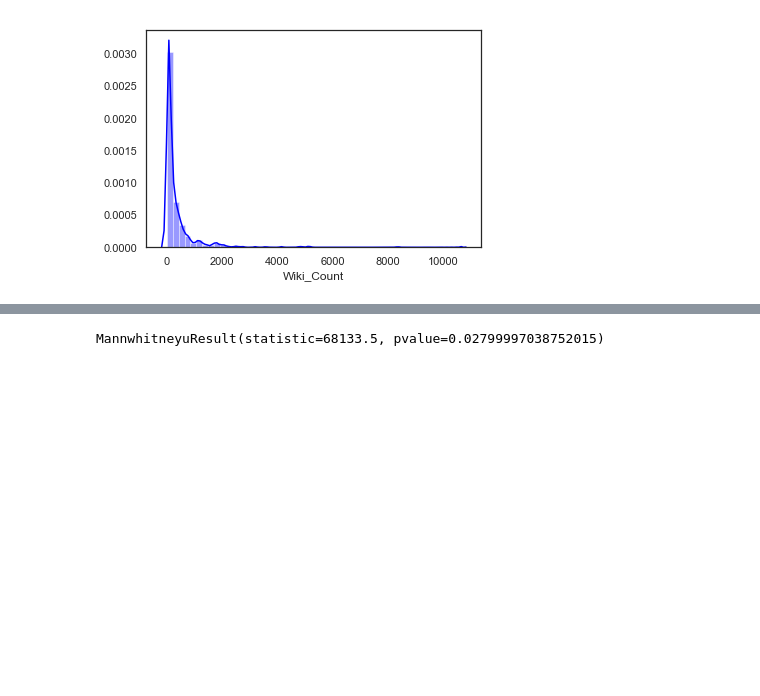
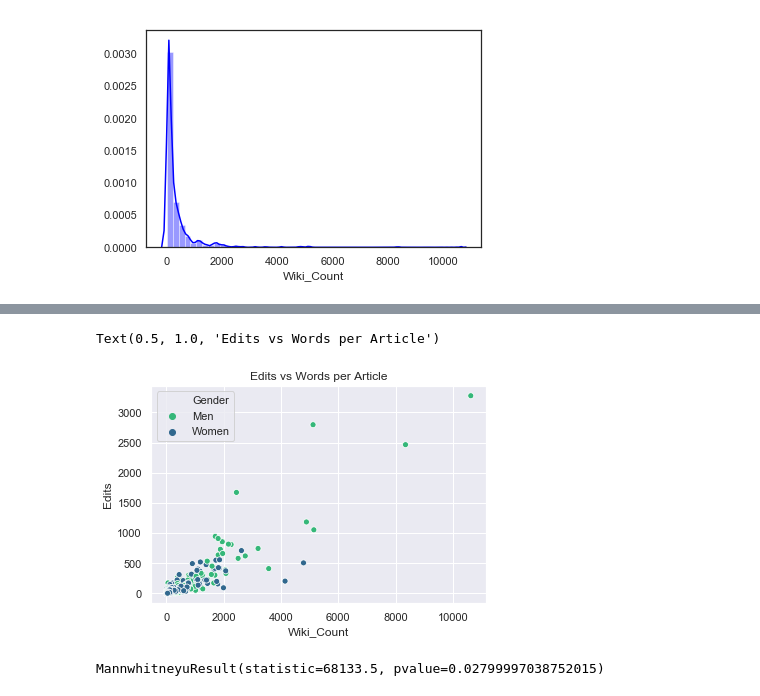
Before and after one commit to Tumbraegel/data-science-project, a Jupyter notebook: Get_Wiki_Count/Data_Analysis.ipynb, the cells around one changed output, grey strips where cells are left out. Drawn from its saved outputs; the diff is of its cells as text; code cells hidden in the pictures; blank space fills up the shorter version.

```diff
--- a/Get_Wiki_Count/Data_Analysis.ipynb
+++ b/Get_Wiki_Count/Data_Analysis.ipynb
@@ -297,3 +367,11 @@ sns.distplot(alldata.Wiki_Count, color="blue")
+# %%
+#Hypothesis - the more words per article, the more edits
+sns.set()
+ax = sns.scatterplot(x="Wiki_Count", y="Edits", hue="Gender", palette="viridis_r", sizes=(10, 200), data=alldata)
+plt.title('Edits vs Words per Article')
+# %% [output]
+Text(0.5, 1.0, 'Edits vs Words per Article')
+[figure, added]
 # %%
 men = alldata.loc[alldata['Gender'] == 'Men']
 women = alldata.loc[alldata['Gender'] == 'Women']
```
Also changed, not shown: parts of 4 cells of this notebook, 1 other file.
